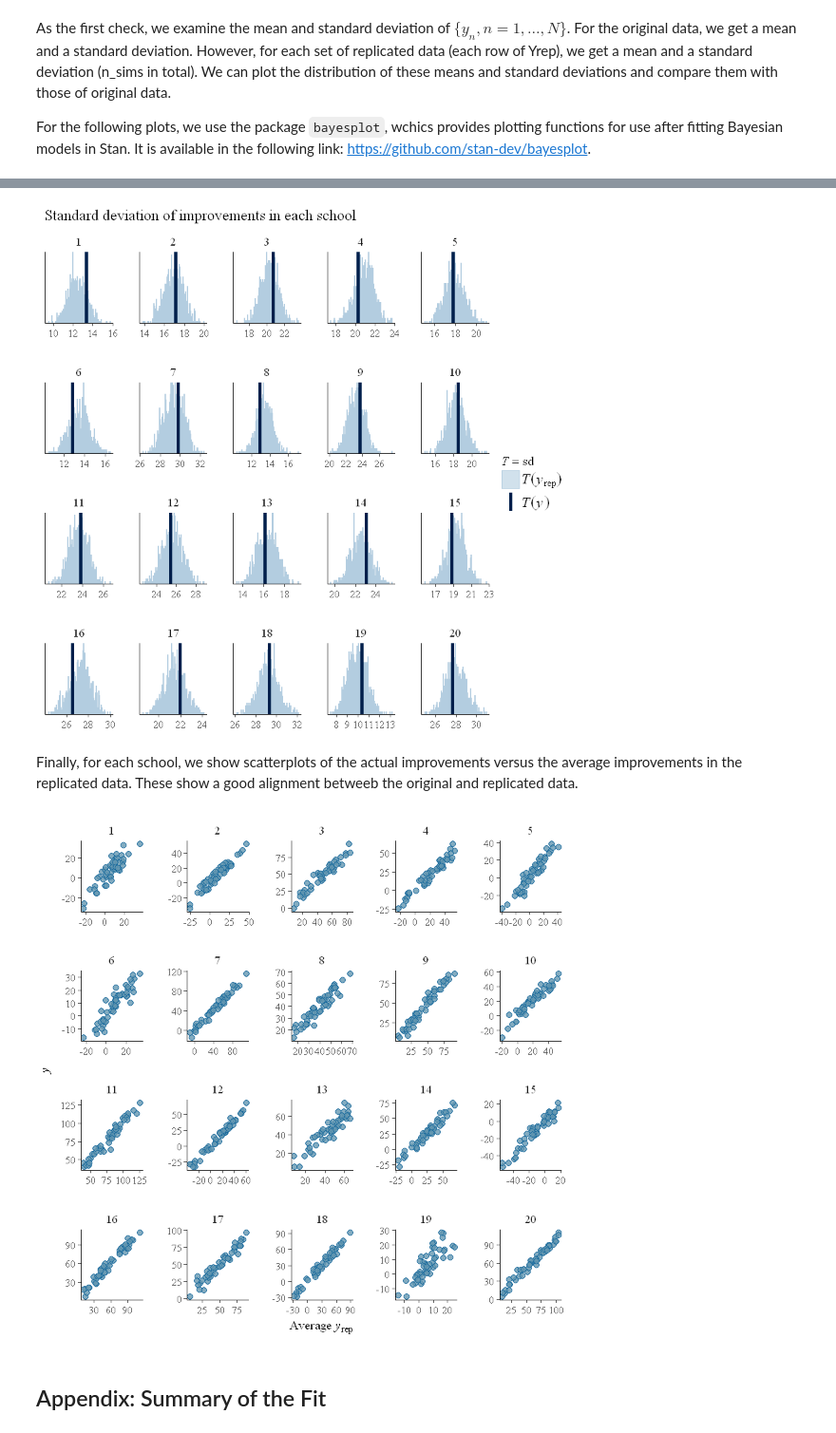
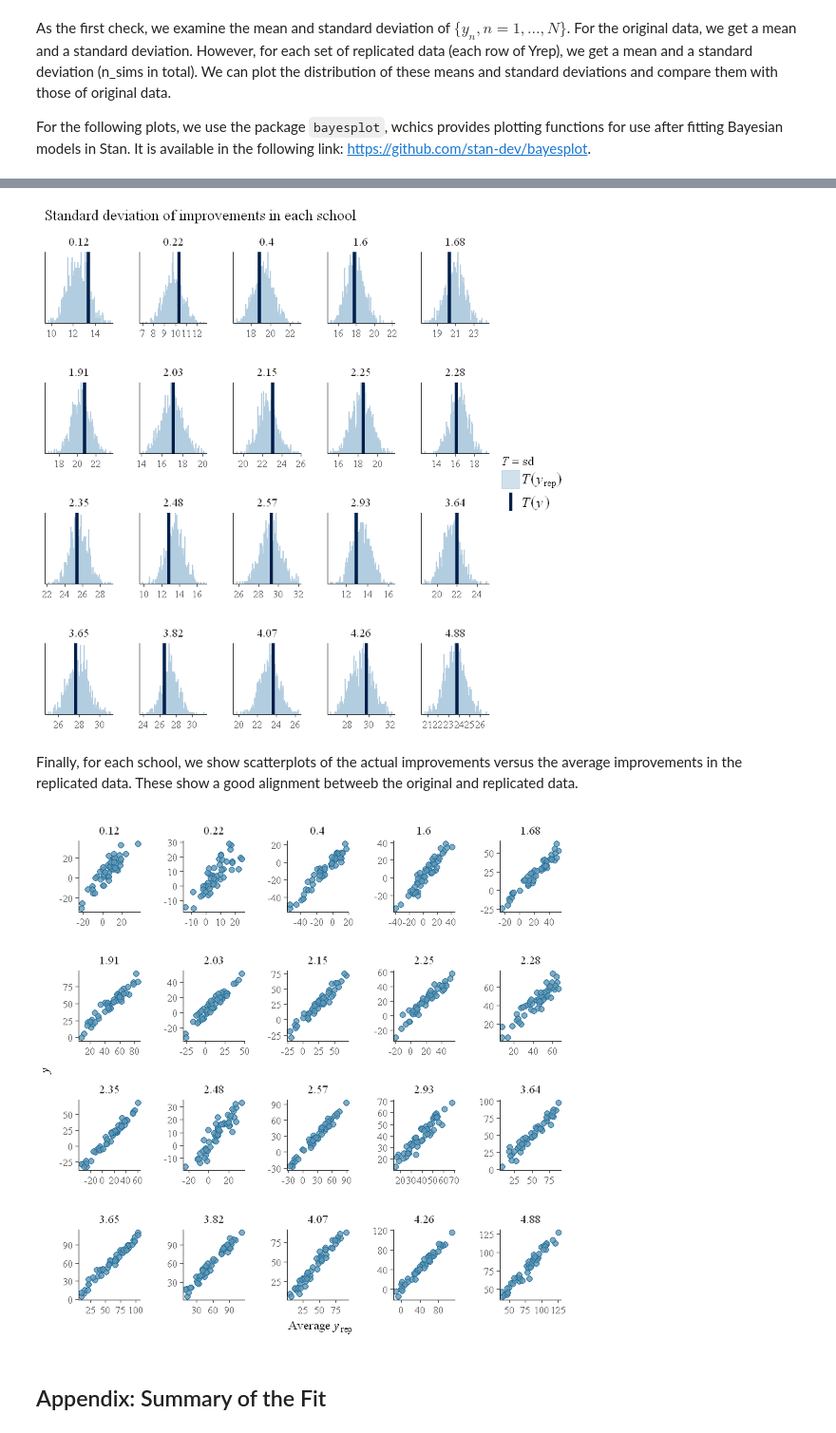
Before and after one commit to milkha/JupyterTest2, a Jupyter notebook: Model2.ipynb, the cells around one changed output, grey strips where cells are left out. Shown: that part at 95% size. Saved outputs shown, nothing was run; the diff lists cells and outputs as text; code cells hidden in the pictures.

```diff
--- a/Model2.ipynb
+++ b/Model2.ipynb
@@ -77,8 +90,8 @@ boxplot(matrix(Y,nrow=50),xlab="School", ylab="y_n")
 # %% [output]
 [figure]
 # %%
-xa <- round(U[,4],2)
-boxplot(Y~rep(xa,each=N/J), xlab="Last School-level Predictor", ylab="y_n")
+xa <- rep(xa,each=N/J)
+boxplot(Y~xa, xlab="Last School-level Predictor", ylab="y_n")
 # %% [output]
 [figure]
 # %% [markdown]
@@ -159,14 +190,14 @@ ppc_stat_grouped(Y, Yrep, group = gg, stat = "mean", binwidth = 0.05) +
 # %%
-ppc_stat_grouped(Y, Yrep, group = gg, stat = "sd", binwidth = 0.05) +
+ppc_stat_grouped(Y, Yrep, group = xa, stat = "sd", binwidth = 0.05) +
   ggtitle("Standard deviation of improvements in each school")
 # %% [output]
-[figure, old version]
+[figure, new version]
 # %% [markdown]
 Finally, for each school, we show scatterplots of the actual improvements versus the average improvements in the replicated data. These show a good alignment betweeb the original and replicated data.
 # %%
-ppc_scatter_avg_grouped(Y,Yrep, group = gg)
+ppc_scatter_avg_grouped(Y,Yrep, group = xa)
 # %% [output]
-[figure, old version]
+[figure, new version]
 # %% [markdown]
 ## Appendix: Summary of the Fit
 # %%
```
Also changed, not shown: parts of 6 cells of this notebook.
